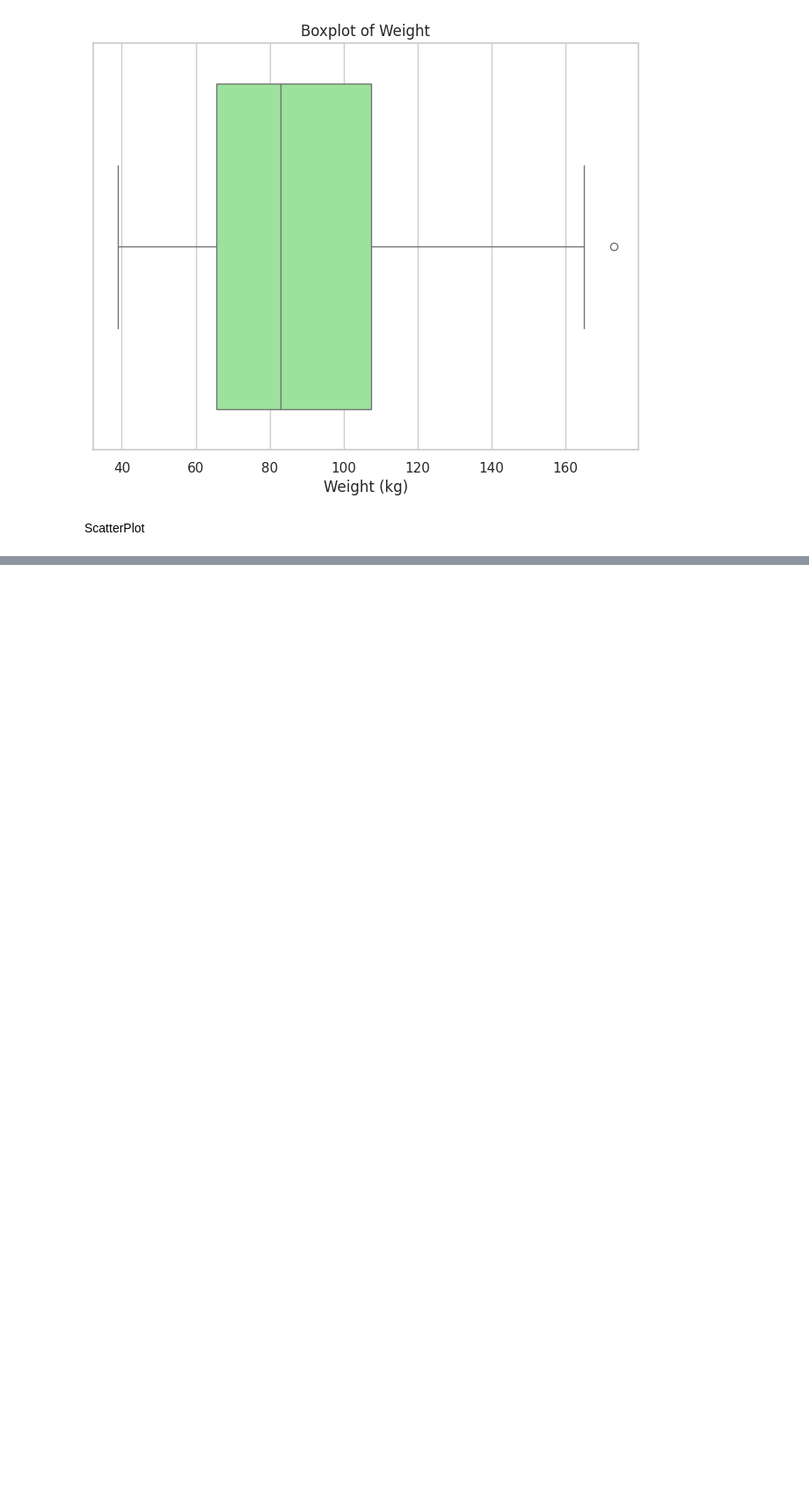
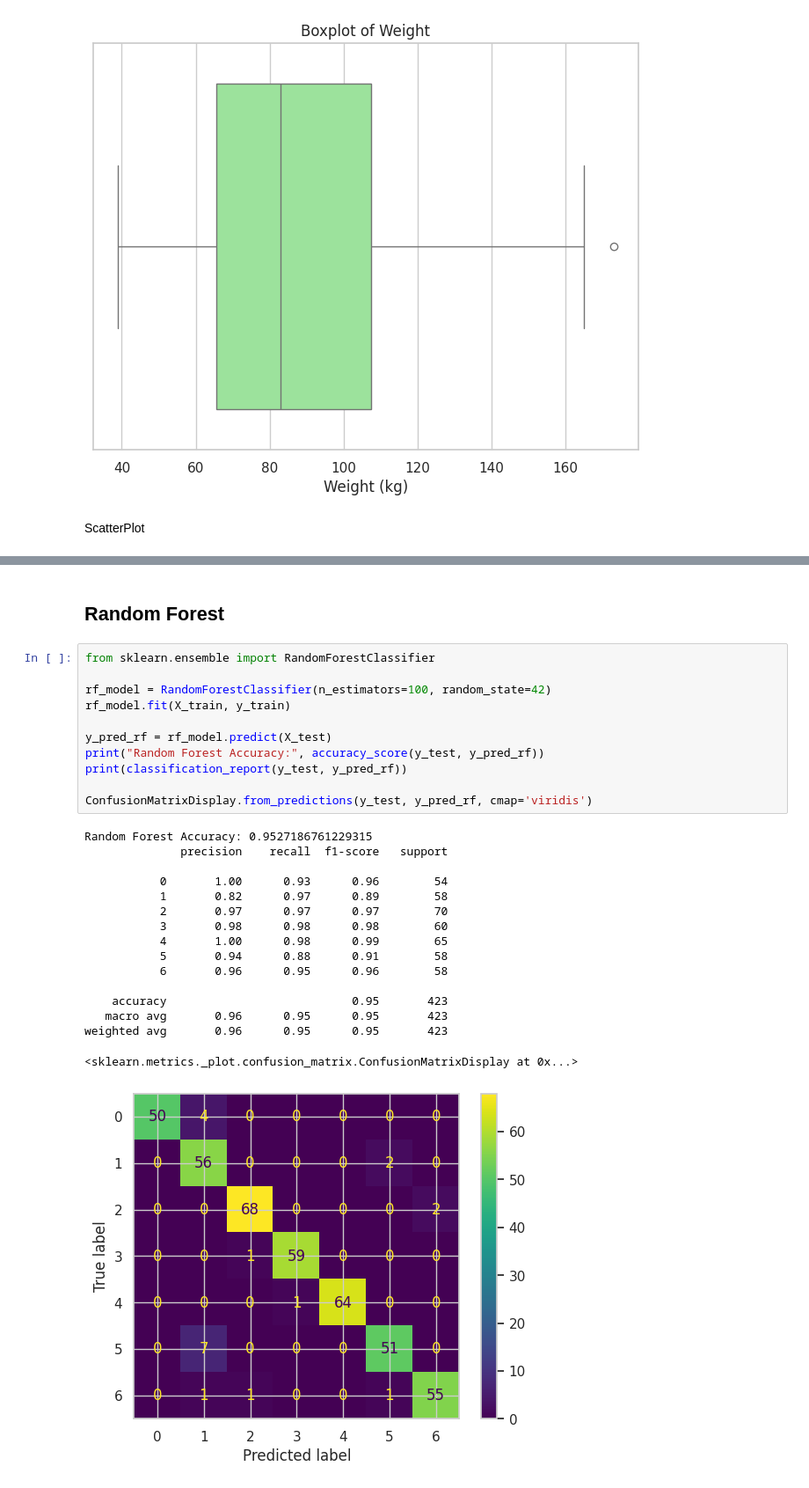
Before and after one commit to Nika-commits/LogisticRegression_DecisionTree_RandomForest_SVM_for_Obesity_Classification, a Jupyter notebook: model.ipynb, the cells around one changed output, grey strips where cells are left out. Shown at 88% size. Drawn from its saved outputs; the diff is of its cells as text; blank space fills up the shorter version.

```diff
--- a/model.ipynb
+++ b/model.ipynb
@@ -76,0 +174,30 @@ plt.tight_layout()
+# %% [markdown]
+## Random Forest
+# %%
+from sklearn.ensemble import RandomForestClassifier
+
+rf_model = RandomForestClassifier(n_estimators=100, random_state=42)
+rf_model.fit(X_train, y_train)
+
+y_pred_rf = rf_model.predict(X_test)
+print("Random Forest Accuracy:", accuracy_score(y_test, y_pred_rf))
+print(classification_report(y_test, y_pred_rf))
+
+ConfusionMatrixDisplay.from_predictions(y_test, y_pred_rf, cmap='viridis')
+# %% [output]
+Random Forest Accuracy: 0.9527186761229315
+              precision    recall  f1-score   support
+
+           0       1.00      0.93      0.96        54
+           1       0.82      0.97      0.89        58
+           2       0.97      0.97      0.97        70
+           3       0.98      0.98      0.98        60
+           4       1.00      0.98      0.99        65
+           5       0.94      0.88      0.91        58
+           6       0.96      0.95      0.96        58
+
+    accuracy                           0.95       423
+   macro avg       0.96      0.95      0.95       423
+weighted avg       0.96      0.95      0.95       423
+<sklearn.metrics._plot.confusion_matrix.ConfusionMatrixDisplay at 0x...>
+[figure, added]
```
Also changed, not shown: parts of 15 cells of this notebook.
